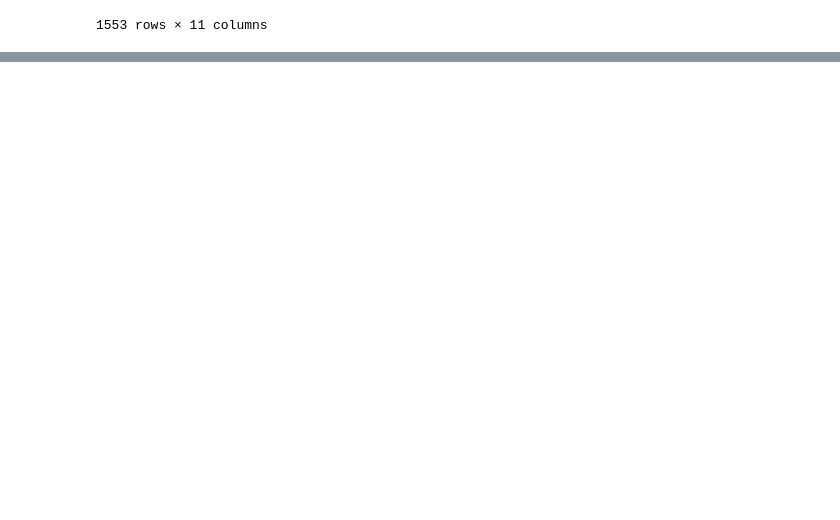
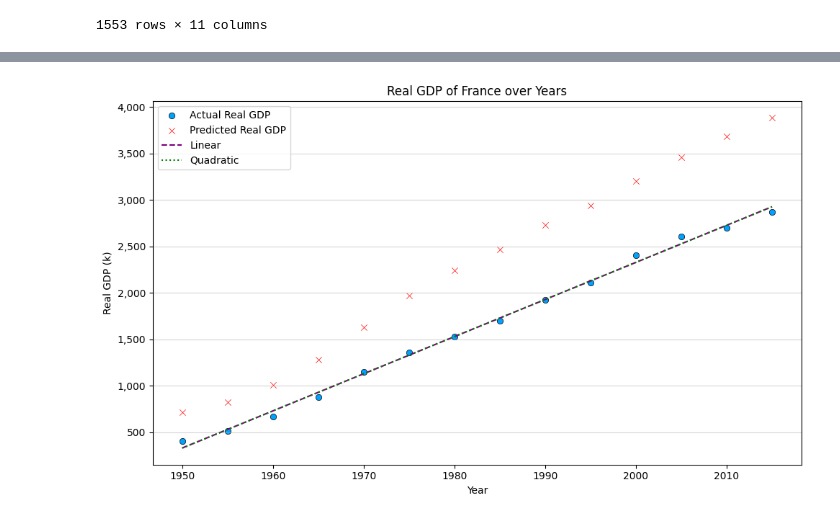
Before and after one commit to jxy-ygjm/EC1B1-Mini-Assessment, a Jupyter notebook: Mini Assessment.ipynb, the cells around one changed output, grey strips where cells are left out. Drawn from its saved outputs; the diff is of its cells as text; code cells hidden in the pictures; blank space fills up the shorter version.

```diff
--- a/Mini Assessment.ipynb
+++ b/Mini Assessment.ipynb
@@ -596,3 +596,12 @@ averaged_df
 | 1551 | Zimbabwe | 43276.269531 | 66252.205469 | 6.498156 | 2.616009 | 6657.121572 | 2014 | 10.675360 | 11.101224 | ... |
 | 1552 | Zimbabwe | 42694.070312 | 69946.421875 | 6.831017 | 2.713408 | 6250.031757 | 2019 | 10.661815 | 11.155485 | ... |
 1553 rows × 11 columns
+# %%
+# Define the regression formula (without constant)
+formula = "log_Real_GDP ~ log_Capital + log_Labour - 1"
+
+# Fit the regression model
+model = smf.ols(formula=formula, data=averaged_df).fit()
+
+# Print the regression results table
+print(model.summary())
@@ -598,0 +626,49 @@ averaged_df
+# %%
+# Add predicted log Real GDP as a new column
+averaged_df['predicted_log_Real_GDP'] = model.predict(averaged_df[['log_Capital', 'log_Labour']])
+
+# Add predicted Real GDP as a new column
+averaged_df['predicted_Real_GDP'] = np.exp(averaged_df['predicted_log_Real_GDP'])
+# %%
+# Filter data for France
+france_data = averaged_df[averaged_df["country"] == "France"]
+# %%
+# Create the scatterplot
+fig, ax = plt.subplots(figsize=(10, 6))
+ax.scatter(france_data["year"],
+    france_data["Real GDP"] / 1e3,
+    label="Actual Real GDP",
+    facecolor="#00a2ff",
+    edgecolor="black",
+    linewidth=0.5
+)
+
+ax.scatter(
+    france_data["year"],
+    france_data["predicted_Real_GDP"] / 1e3,
+    label="Predicted Real GDP",
+    facecolor="red",
+    linewidth=0.5,
+    marker="x"
+)
+
+ax.set_title("Real GDP of France over Years")
+ax.set_xlabel("Year")
+ax.set_ylabel("Real GDP (k)")
+
+x = france_data["year"]
+y = france_data["Real GDP"] / 1e3
+coefficients_linear = np.polyfit(x, y, 1)  # Linear fit
+coefficients_quadratic = np.polyfit(x, y, 2)  # Quadratic fit
+ax.plot(x, np.polyval(coefficients_linear, x), color="purple", linestyle="--", label="Linear")
+ax.plot(x, np.polyval(coefficients_quadratic, x), color="green", linestyle=":", label="Quadratic")
+
+
+ax.grid(axis="y", alpha=0.5)
+ax.yaxis.set_major_formatter(StrMethodFormatter('{x:,.0f}'))
+ax.legend()
+
+plt.tight_layout()
+plt.show()
+# %% [output]
+[figure, added]
```
Also changed, not shown: parts of 8 cells of this notebook.
